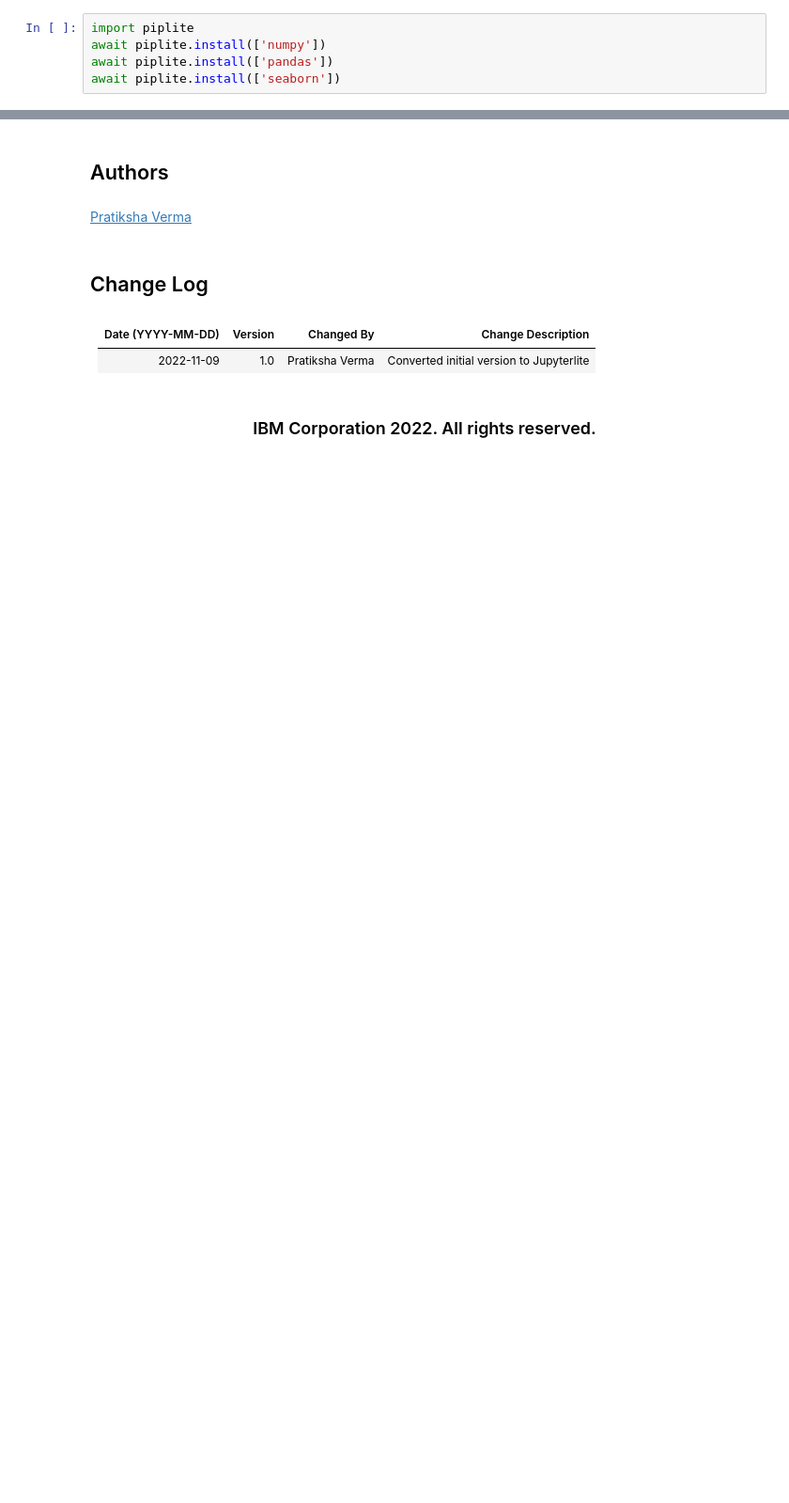
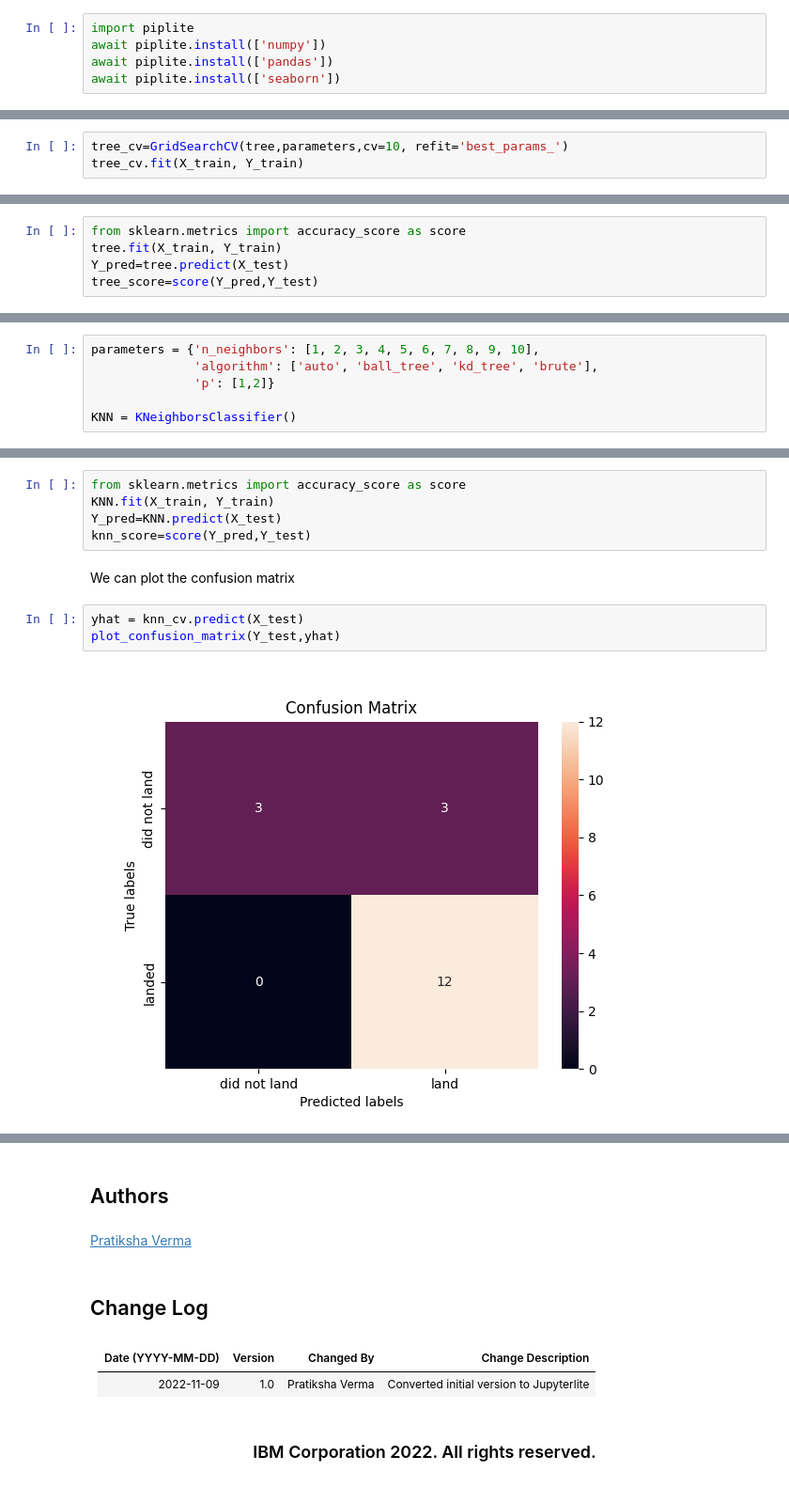
Before and after one commit to AdriandotEXE/Final, a Jupyter notebook: IBM-DS0321EN-SkillsNetwork_labs_module_2_jupyter-labs-eda-dataviz.ipynb.jupyterlite (1).ipynb, the cells around one changed output, grey strips where cells are left out. Shown: that part at 94% size. Cells and saved outputs as stored; diff of their text form; blank space fills up the shorter version.

```diff
--- a/IBM-DS0321EN-SkillsNetwork_labs_module_2_jupyter-labs-eda-dataviz.ipynb.jupyterlite (1).ipynb
+++ b/IBM-DS0321EN-SkillsNetwork_labs_module_2_jupyter-labs-eda-dataviz.ipynb.jupyterlite (1).ipynb
@@ -289,0 +256,3 @@ We can now export it to a <b>CSV</b> for the next section,but to make the answer
+# %%
+tree_cv=GridSearchCV(tree,parameters,cv=10, refit='best_params_')
+tree_cv.fit(X_train, Y_train)
@@ -289,0 +278,5 @@ We can now export it to a <b>CSV</b> for the next section,but to make the answer
+# %%
+from sklearn.metrics import accuracy_score as score
+tree.fit(X_train, Y_train)
+Y_pred=tree.predict(X_test)
+tree_score=score(Y_pred,Y_test)
@@ -289,0 +294,6 @@ We can now export it to a <b>CSV</b> for the next section,but to make the answer
+# %%
+parameters = {'n_neighbors': [1, 2, 3, 4, 5, 6, 7, 8, 9, 10],
+              'algorithm': ['auto', 'ball_tree', 'kd_tree', 'brute'],
+              'p': [1,2]}
+
+KNN = KNeighborsClassifier()
@@ -289,0 +319,12 @@ We can now export it to a <b>CSV</b> for the next section,but to make the answer
+# %%
+from sklearn.metrics import accuracy_score as score
+KNN.fit(X_train, Y_train)
+Y_pred=KNN.predict(X_test)
+knn_score=score(Y_pred,Y_test)
+# %% [markdown]
+We can plot the confusion matrix
+# %%
+yhat = knn_cv.predict(X_test)
+plot_confusion_matrix(Y_test,yhat)
+# %% [output]
+[figure, added]
```
Also changed, not shown: parts of 129 cells of this notebook, 1 other file.
